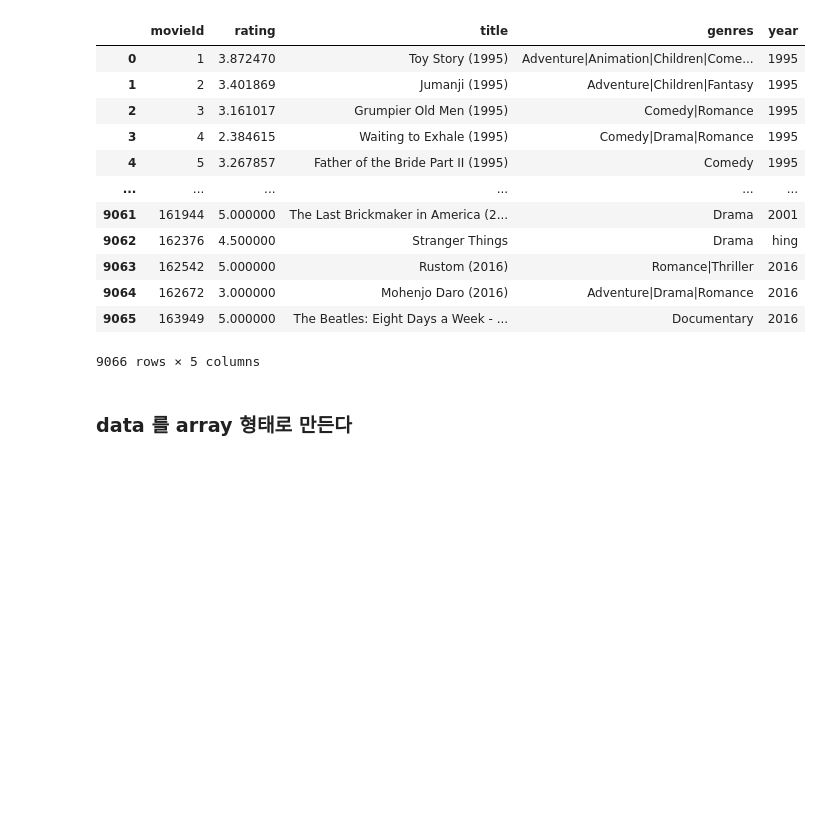
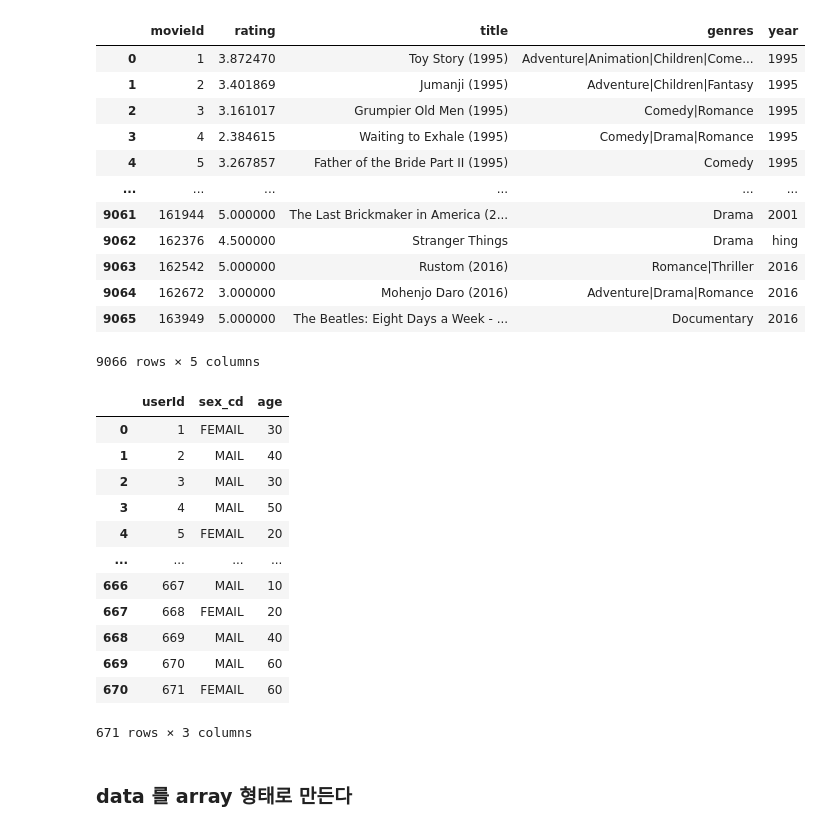
Before and after one commit to kiakass/recommendation, a Jupyter notebook: lightFM_jameshope_movies_blog.ipynb, the cells around one changed output. Saved outputs shown, nothing was run; the diff lists cells and outputs as text; code cells hidden in the pictures; blank space fills up the shorter version.

```diff
--- a/lightFM_jameshope_movies_blog.ipynb
+++ b/lightFM_jameshope_movies_blog.ipynb
@@ -26,6 +39,7 @@ warnings.filterwarnings(action='ignore')
 # %%
 movies_fn = ('https://raw.githubusercontent.com/kiakass/share/master/movies.csv')   # 9,125 건,
 ratings_fn = ('https://raw.githubusercontent.com/kiakass/share/master/ratings.csv') # 100,004 건
+users_fn =('https://raw.githubusercontent.com/kiakass/share/master/user_features.csv')
 #ratings_fn = ('C:/03.DATA/recommend_cf.csv')
 # %%
 ratings=pd.read_csv(ratings_fn).fillna(0)
@@ -90,6 +104,23 @@ movies
 | 9064 | 162672 | 3.000000 | Mohenjo Daro (2016) | Adventure|Drama|Romance | 2016 |
 | 9065 | 163949 | 5.000000 | The Beatles: Eight Days a Week - ... | Documentary | 2016 |
 9066 rows × 5 columns
+# %%
+users=pd.read_csv(users_fn).fillna(0)
+users
+# %% [output]
+|  | userId | sex_cd | age |
+| 0 | 1 | FEMAIL | 30 |
+| 1 | 2 | MAIL | 40 |
+| 2 | 3 | MAIL | 30 |
+| 3 | 4 | MAIL | 50 |
+| 4 | 5 | FEMAIL | 20 |
+| ... | ... | ... | ... |
+| 666 | 667 | MAIL | 10 |
+| 667 | 668 | FEMAIL | 20 |
+| 668 | 669 | MAIL | 40 |
+| 669 | 670 | MAIL | 60 |
+| 670 | 671 | FEMAIL | 60 |
+671 rows × 3 columns
 # %%
 from lightfm.data import Dataset
 from scipy.io import mmwrite
```
Also changed, not shown: parts of 9 cells of this notebook.
